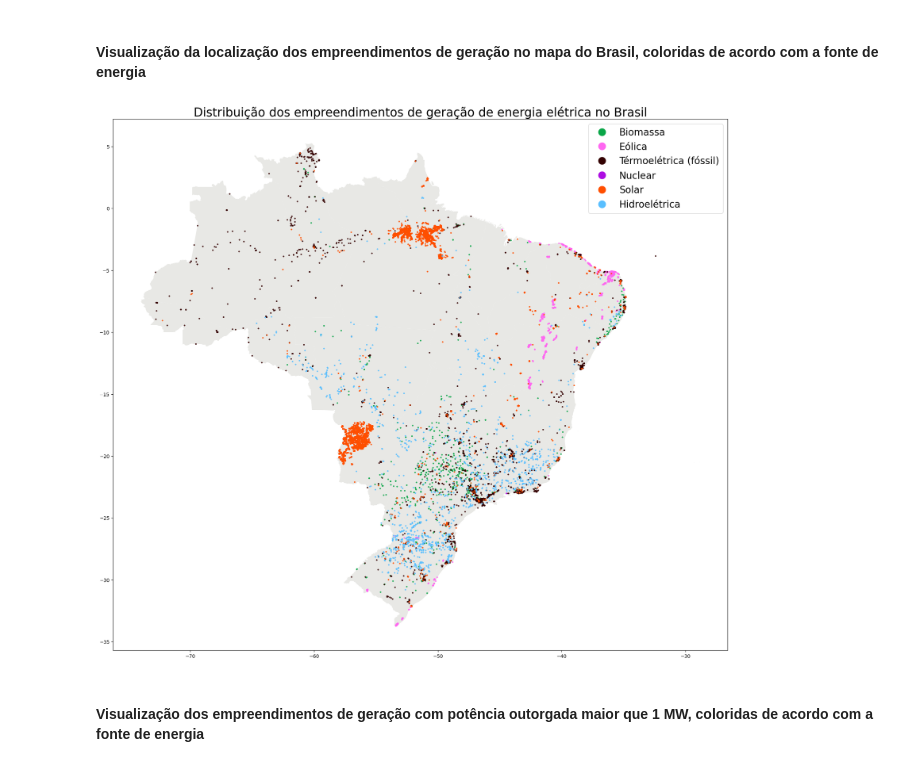
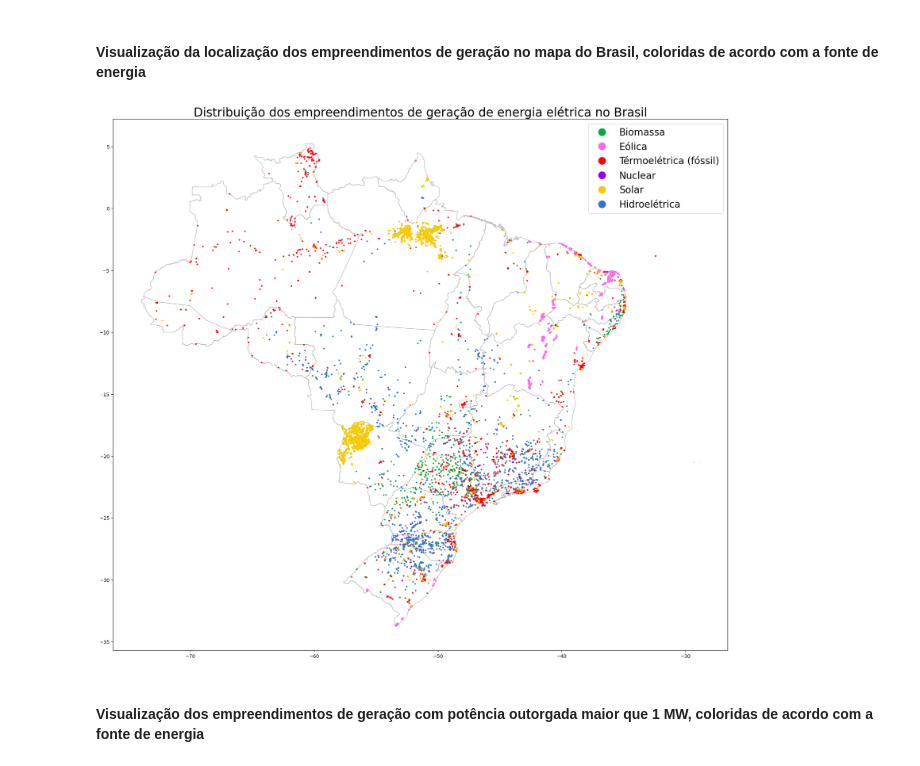
Before and after one commit to AlexandreWNeto/TCC_data_science_PUC_Minas, a Jupyter notebook: Cadernos/001_Mapa das usinas.ipynb, the cells around one changed output. Drawn from its saved outputs; the diff is of its cells as text; code cells hidden in the pictures.

```diff
--- a/Cadernos/001_Mapa das usinas.ipynb
+++ b/Cadernos/001_Mapa das usinas.ipynb
@@ -116,6 +116,7 @@ for c1, c2 in zip(eixo1.containers, eixo2.containers):
 #### Potência outorgada total por tipo de empreendimento de geração
 # %%
 df_usinas["MdaPotenciaOutorgadaGw"] = df_usinas["MdaPotenciaOutorgadaKw"] / 1000000
+df_usinas["MdaPotenciaOutorgadaMw"] = df_usinas["MdaPotenciaOutorgadaKw"] / 1000
 df_usinas["MdaPotenciaOutorgadaGw"]
 # %% [output]
 0        0.001400
@@ -195,10 +240,10 @@ rotulos = ["Agroindustriais","Biocombustíveis líquidos","Floresta","Resíduos
 
 cores = ["#0aa648", "#0aa648", "#0aa648", "#0aa648", "#0aa648",
         "#ff67f1",
-        "#340202", "#340202", "#340202", "#340202",
-        "#ad0de2",
-        "#ff4f00",
-        "#59bfff"]
+        "#ff000d", "#ff000d", "#ff000d", "#ff000d",
+        "#9300ff",
+        "#f5ca0a",
+        "#3771c8"]
 
 geo_df_dict = {}
 for tipo_de_usina, rotulo, cor in zip(tipos_de_usina, rotulos, cores):
@@ -219,29 +264,29 @@ for key in geo_df_dict.keys():
 # %%
 figura, eixo = plt.subplots()
 figura.set_figheight(20)
 figura.set_figwidth(40)
-brasil_map.plot(ax = eixo, color="#e8e8e5")
+brasil_map.plot(ax = eixo, edgecolor="#bbbab8", facecolor="white")
 for key in geo_df_dict.keys():
     cor = geo_df_dict[key]["cor"]
-    geo_df_dict[key]["geo_df"].plot(ax = eixo, markersize = 5, color = cor, alpha = 0.8)
+    geo_df_dict[key]["geo_df"].plot(ax = eixo, markersize = 5, color = cor, alpha = 1)
 
 eixo.set_title("Distribuição dos empreendimentos de geração de energia elétrica no Brasil", size = 25);
 
 # Criando uma legenda adaptada de forma manual
 # Fontes:
 # https://stackoverflow.com/questions/39500265/how-to-manually-create-a-legend
 # https://www.freecodecamp.org/news/how-to-change-legend-fontsize-in-matplotlib
 
 points = [Line2D([0], [0], label="Biomassa", marker="o", markersize=15, markeredgecolor="#0aa648", markerfacecolor="#0aa648", linestyle=""),
           Line2D([0], [0], label="Eólica", marker="o", markersize=15, markeredgecolor="#ff67f1", markerfacecolor="#ff67f1", linestyle=""),
-          Line2D([0], [0], label="Térmoelétrica (fóssil)", marker="o", markersize=15, markeredgecolor="#340202", markerfacecolor="#340202", linestyle=""),
-          Line2D([0], [0], label="Nuclear", marker="o", markersize=15, markeredgecolor="#ad0de2", markerfacecolor="#ad0de2", linestyle=""),
-          Line2D([0], [0], label="Solar", marker="o", markersize=15, markeredgecolor="#ff4f00", markerfacecolor="#ff4f00", linestyle=""),
-          Line2D([0], [0], label="Hidroelétrica", marker="o", markersize=15, markeredgecolor ="#59bfff", markerfacecolor="#59bfff", linestyle=""),
+          Line2D([0], [0], label="Térmoelétrica (fóssil)", marker="o", markersize=15, markeredgecolor="#ff000d", markerfacecolor="#ff000d", linestyle=""),
+          Line2D([0], [0], label="Nuclear", marker="o", markersize=15, markeredgecolor="#9300ff", markerfacecolor="#9300ff", linestyle=""),
+          Line2D([0], [0], label="Solar", marker="o", markersize=15, markeredgecolor="#f5ca0a", markerfacecolor="#f5ca0a", linestyle=""),
+          Line2D([0], [0], label="Hidroelétrica", marker="o", markersize=15, markeredgecolor ="#3771c8", markerfacecolor="#3771c8", linestyle=""),
          ]
 plt.legend(handles=points, fontsize = 20);
 # %% [output]
-[figure, old version]
+[figure, new version]
 # %% [markdown]
 #### Visualização dos empreendimentos de geração com potência outorgada maior que 1 MW, coloridas de acordo com a fonte de energia
 # %%
```
Also changed, not shown: parts of 5 cells of this notebook, 6 other files.
